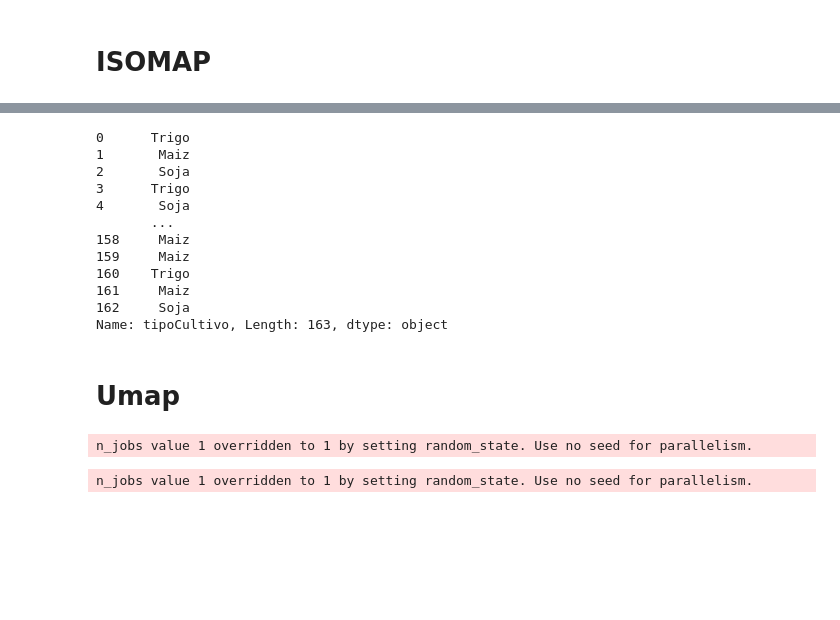
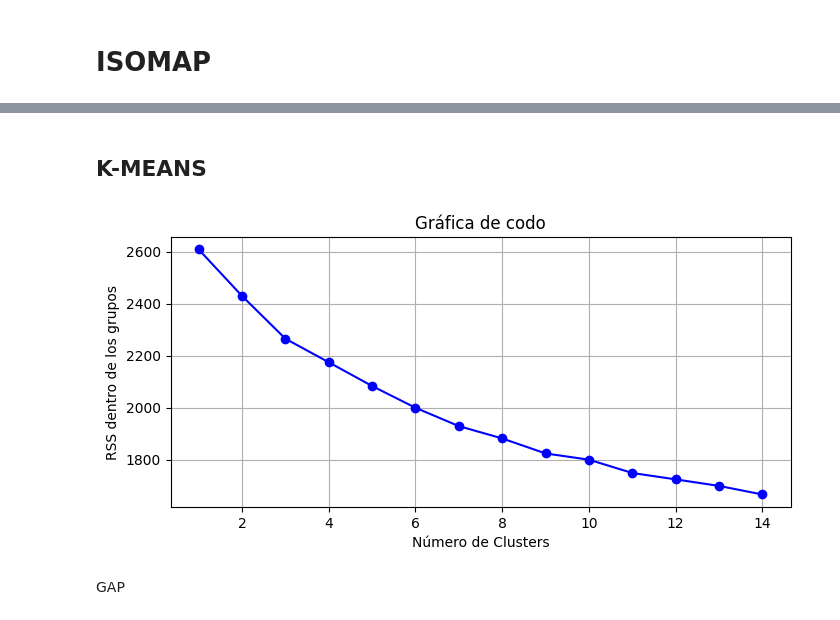
Before and after one commit to juanachies/TP1_Mineria, a Jupyter notebook: tp.ipynb, the cells around one changed output, grey strips where cells are left out. Cells and saved outputs as stored; diff of their text form; code cells hidden in the pictures; blank space fills up the shorter version.

Commit message:
kmeans y clustering

```diff
--- a/tp.ipynb
+++ b/tp.ipynb
@@ -218,8 +227,8 @@ X = df.drop(columns=['tipoCultivo'])
 y = df['tipoCultivo']
 
 scaler = StandardScaler().set_output(transform="pandas")
-df_std = scaler.fit_transform(X)
-df_std
+df_escalado = scaler.fit_transform(X)
+df_escalado
 # %% [output]
 |  | humedadSuelo(%) | pHSuelo | temperatura(°C) | precipitacion(mm) | humedad(%) | horasLuzSolar | mlPesticida | ... |
 | 0 | 0.394017 | 1.040927 | 0.468253 | 1.084461 | 0.129232 | 0.715899 | -0.807933 | ... |
@@ -435,16 +397 @@ df_std
-# %%
-y
-# %% [output]
-0      Trigo
-1       Maiz
-2       Soja
-3      Trigo
-4       Soja
-       ...
-158     Maiz
-159     Maiz
-160    Trigo
-161     Maiz
-162     Soja
-Name: tipoCultivo, Length: 163, dtype: object
 # %%
@@ -460,28 +404,0 @@ fig.show()
-# %% [markdown]
-# Umap
-# %%
-umap_2d = umap.UMAP(n_neighbors=15, n_components=2, random_state=1)
-proj_2d = umap_2d.fit_transform(df_std)
-
-fig_2d = px.scatter(
-    proj_2d, x=0, y=1,
-    color=y, labels={'color': 'tipoCultivo'}
-)
-
-fig_2d.show()
-# %% [output]
-n_jobs value 1 overridden to 1 by setting random_state. Use no seed for parallelism.
-# %%
-umap_3d = umap.UMAP(n_components=3, random_state=42)
-
-proj_3d = umap_3d.fit_transform(df_std)
-
-fig_3d = px.scatter_3d(
-    proj_3d, x=0, y=1, z=2,
-    color=y, labels={'color': 'tipoCultivo'}
-)
-fig_3d.update_traces(marker_size=8)
-
-fig_3d.show()
-# %% [output]
-n_jobs value 1 overridden to 1 by setting random_state. Use no seed for parallelism.
@@ -487,0 +410,23 @@ n_jobs value 1 overridden to 1 by setting random_state. Use no seed for parallel
+# %% [markdown]
+## K-MEANS
+# %%
+X_std = scaler.fit_transform(X)
+
+Nc = range(1, 15)
+kmeans = [KMeans(n_clusters=k, random_state=42).fit(X_std) for k in Nc]
+
+# La suma de residuos cuadrados intra grupos de kMeans en sklearn se guarda en
+# el atributo inertia
+inertias = [model.inertia_ for model in kmeans]
+
+plt.figure(figsize=(8, 3.5))
+plt.plot(Nc,inertias, "bo-")
+plt.xlabel('Número de Clusters')
+plt.ylabel('RSS dentro de los grupos')
+plt.title('Gráfica de codo')
+plt.grid()
+plt.show()
+# %% [output]
+[figure, added]
+# %% [markdown]
+GAP
```
Also changed, not shown: parts of 28 cells of this notebook.
